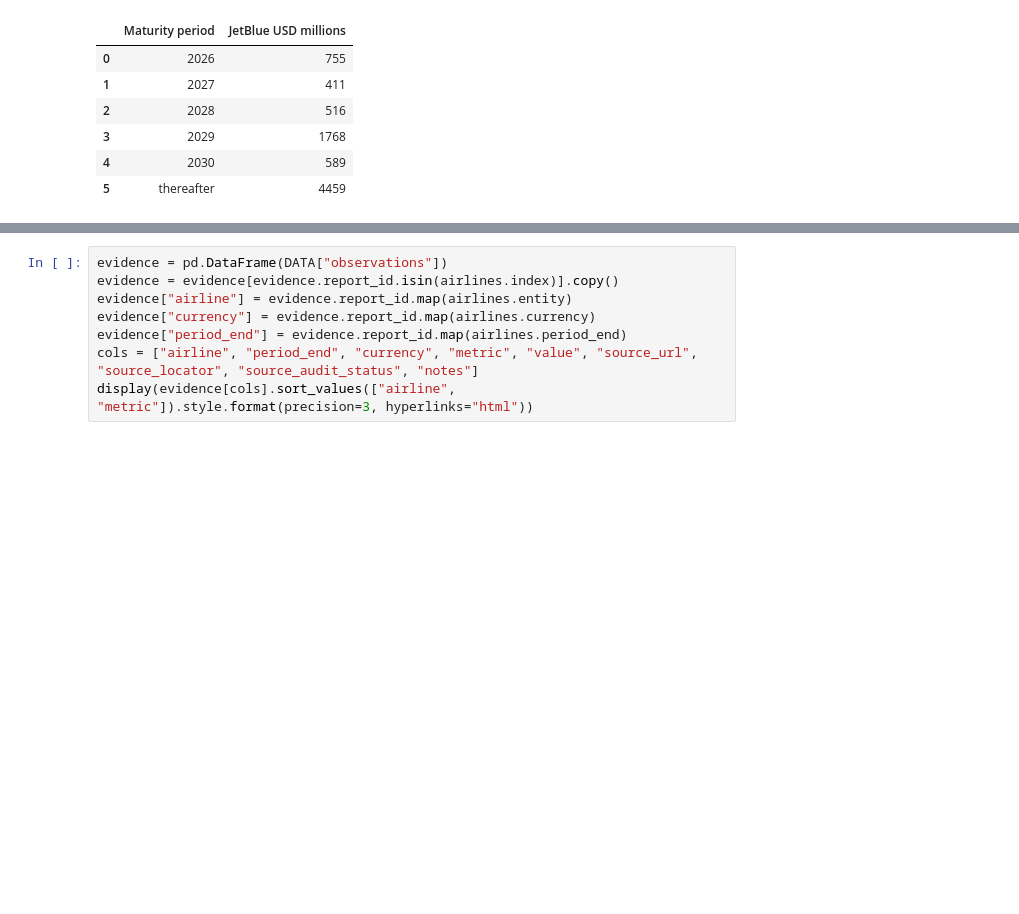
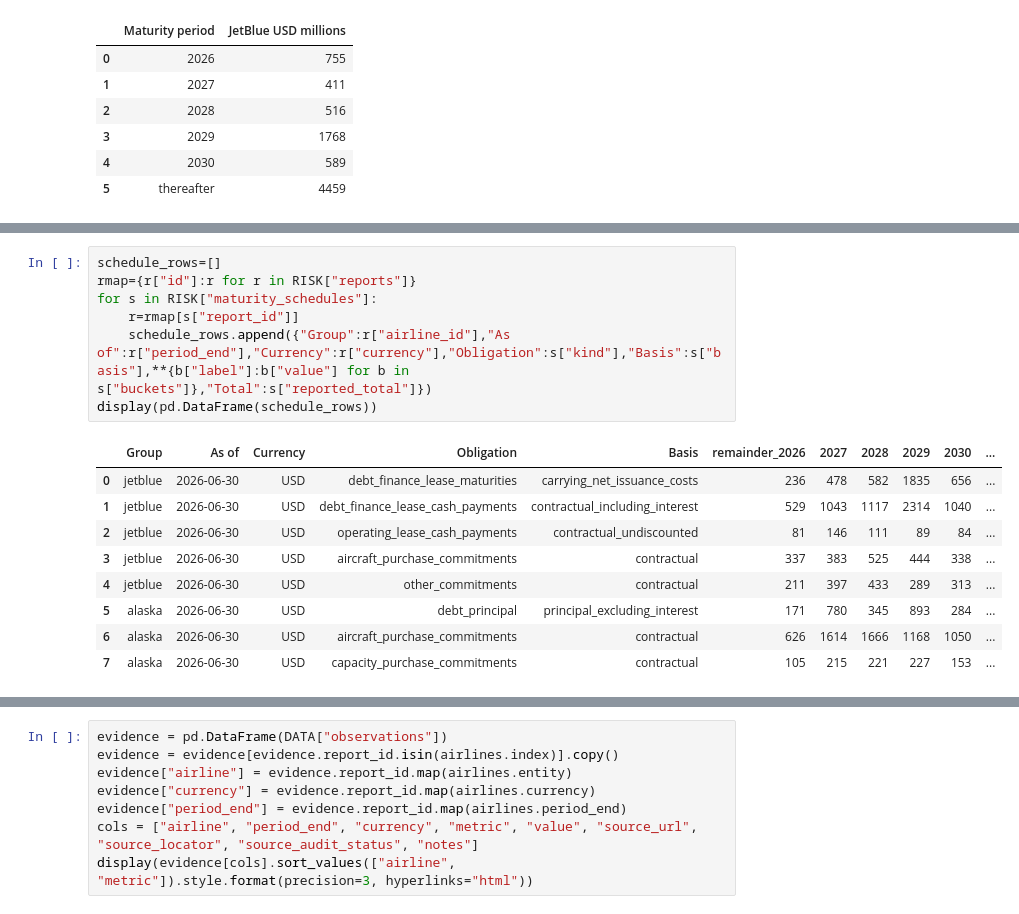
Before and after one commit to pg-robinson/Airline-Health-Risk, a Jupyter notebook: notebooks/airline_resilience.ipynb, the cells around one changed output, grey strips where cells are left out. Saved outputs shown, nothing was run; the diff lists cells and outputs as text; blank space fills up the shorter version.

```diff
--- a/notebooks/airline_resilience.ipynb
+++ b/notebooks/airline_resilience.ipynb
@@ -189,0 +225,17 @@ assert maturities["value"].sum() == 8498
+# %%
+schedule_rows=[]
+rmap={r["id"]:r for r in RISK["reports"]}
+for s in RISK["maturity_schedules"]:
+    r=rmap[s["report_id"]]
+    schedule_rows.append({"Group":r["airline_id"],"As of":r["period_end"],"Currency":r["currency"],"Obligation":s["kind"],"Basis":s["basis"],**{b["label"]:b["value"] for b in s["buckets"]},"Total":s["reported_total"]})
+display(pd.DataFrame(schedule_rows))
+# %% [output]
+|  | Group | As of | Currency | Obligation | Basis | remainder_2026 | 2027 | 2028 | 2029 | 2030 | ... |
+| 0 | jetblue | 2026-06-30 | USD | debt_finance_lease_maturities | carrying_net_issuance_costs | 236 | 478 | 582 | 1835 | 656 | ... |
+| 1 | jetblue | 2026-06-30 | USD | debt_finance_lease_cash_payments | contractual_including_interest | 529 | 1043 | 1117 | 2314 | 1040 | ... |
+| 2 | jetblue | 2026-06-30 | USD | operating_lease_cash_payments | contractual_undiscounted | 81 | 146 | 111 | 89 | 84 | ... |
+| 3 | jetblue | 2026-06-30 | USD | aircraft_purchase_commitments | contractual | 337 | 383 | 525 | 444 | 338 | ... |
+| 4 | jetblue | 2026-06-30 | USD | other_commitments | contractual | 211 | 397 | 433 | 289 | 313 | ... |
+| 5 | alaska | 2026-06-30 | USD | debt_principal | principal_excluding_interest | 171 | 780 | 345 | 893 | 284 | ... |
+| 6 | alaska | 2026-06-30 | USD | aircraft_purchase_commitments | contractual | 626 | 1614 | 1666 | 1168 | 1050 | ... |
+| 7 | alaska | 2026-06-30 | USD | capacity_purchase_commitments | contractual | 105 | 215 | 221 | 227 | 153 | ... |
```
Also changed, not shown: parts of 12 cells of this notebook, 23 other files.
